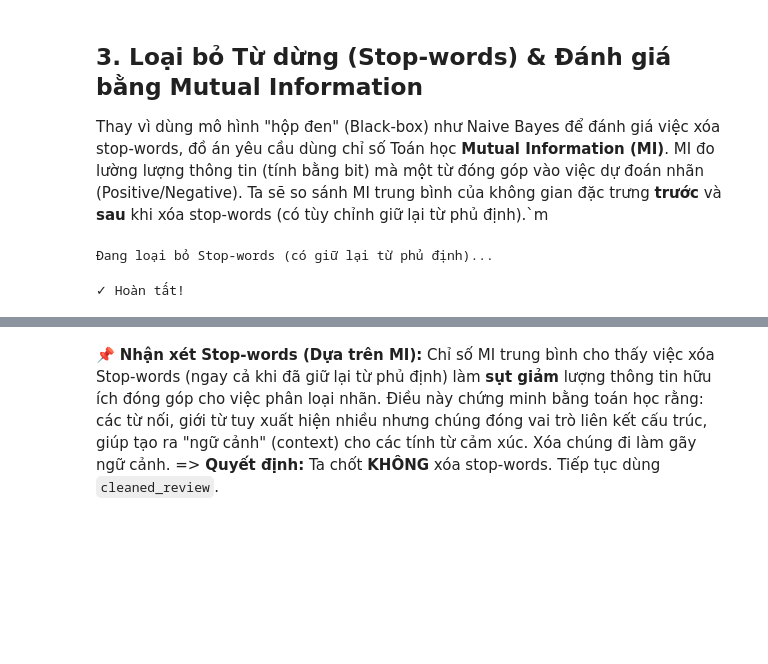
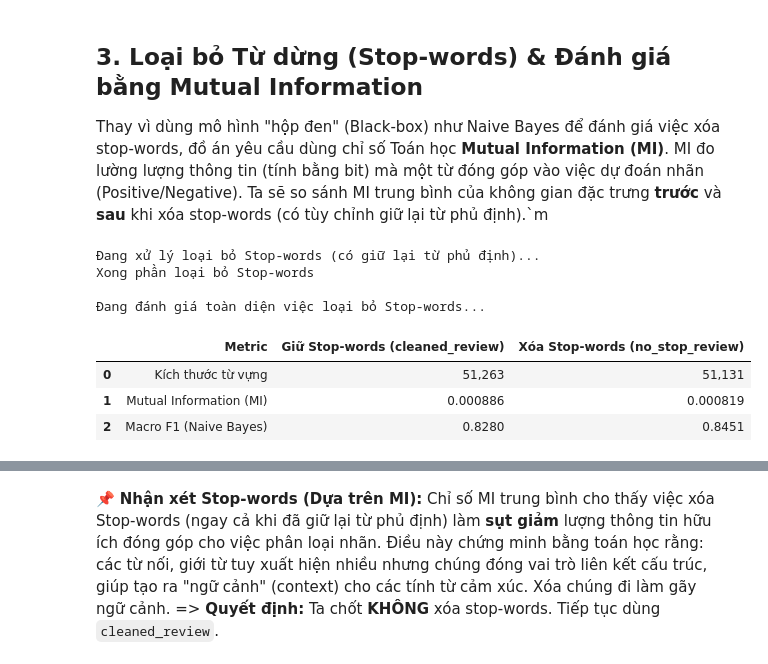
Before and after one commit to RamanujanJR/CSC14004-Lab-1, a Jupyter notebook: notebooks/06_text_preprocessing.ipynb, the cells around one changed output, grey strips where cells are left out. Saved outputs shown, nothing was run; the diff lists cells and outputs as text; code cells hidden in the pictures; blank space fills up the shorter version.

```diff
--- a/notebooks/06_text_preprocessing.ipynb
+++ b/notebooks/06_text_preprocessing.ipynb
@@ -212,24 +230,73 @@ Thay vì dùng mô hình "hộp đen" (Black-box) như Naive Bayes để đánh
 Ta sẽ so sánh MI trung bình của không gian đặc trưng **trước** và **sau** khi xóa stop-words (có tùy chỉnh giữ lại từ phủ định).`m
 # %%
 # =============================================================================
-# PHASE 3: TẠO TẬP DỮ LIỆU XÓA STOP-WORDS (GIỮ TỪ PHỦ ĐỊNH)
+# PHASE 3: LOẠI BỎ STOP-WORDS & ĐÁNH GIÁ (2.3.3.c)
+# So sánh MI, Kích thước từ vựng & Naive Bayes (5-Fold CV)
 # =============================================================================
-# Lấy danh sách stop-words và loại bỏ các từ phủ định quan trọng
+from sklearn.naive_bayes import MultinomialNB
+from sklearn.feature_selection import mutual_info_classif
+from sklearn.pipeline import Pipeline
+from nltk.corpus import stopwords
+
+# --- PHẦN 1: TẠO CỘT XÓA STOP-WORDS ---
+print("Đang xử lý loại bỏ Stop-words (có giữ lại từ phủ định)...")
 stop_words_list = set(stopwords.words('english'))
 negation_words = {'not', 'no', 'nor', 'against', 'aren', "aren't", 'couldn', "couldn't",
                   'didn', "didn't", 'doesn', "doesn't", 'hadn', "hadn't", 'hasn', "hasn't",
                   'haven', "haven't", 'isn', "isn't", 'mightn', "mightn't", 'mustn', "mustn't",
                   'needn', "needn't", 'shan', "shan't", 'shouldn', "shouldn't", 'wasn', "wasn't",
                   'weren', "weren't", 'won', "won't", 'wouldn', "wouldn't"}
 custom_stop_words = stop_words_list - negation_words
 
 def remove_stopwords(text):
     return ' '.join([w for w in str(text).split() if w not in custom_stop_words])
 
-print("Đang loại bỏ Stop-words (có giữ lại từ phủ định)...")
-tqdm.pandas(desc="Removing Stop-words")
-df['no_stop_review'] = df['cleaned_review'].progress_apply(remove_stopwords)
-print("✓ Hoàn tất!")
+# Tạo cột no_stop_review
+df['no_stop_review'] = df['cleaned_review'].apply(remove_stopwords)
+print("Xong phần loại bỏ Stop-words")
+
+
+# --- PHẦN 2: ĐÁNH GIÁ TOÀN DIỆN YÊU CẦU 2.3.3.c ---
+print("\nĐang đánh giá toàn diện việc loại bỏ Stop-words...")
+
+# 1. Kích thước từ vựng
+vocab_with_stop = set(' '.join(df['cleaned_review']).split())
+vocab_no_stop = set(' '.join(df['no_stop_review']).split())
+
+# 2. Mutual Information (MI)
+def calculate_average_mi(text_series, labels):
+    cv = CountVectorizer(max_features=3000)
+    X_counts = cv.fit_transform(text_series)
+    return np.mean(mutual_info_classif(X_counts, labels, discrete_features=True, random_state=42))
+
+mi_with_stop = calculate_average_mi(df['cleaned_review'], df['label'])
+mi_no_stop = calculate_average_mi(df['no_stop_review'], df['label'])
+
+# 3. Naive Bayes (5-Fold CV chống Data Leakage)
+def eval_nb(text_series, labels):
+    pipeline = Pipeline([
+        ('cv', CountVectorizer(max_features=3000)),
+        ('clf', MultinomialNB())
+    ])
+    scores = cross_val_score(pipeline, text_series, labels, cv=5, scoring='f1_macro', n_jobs=1)
+    return scores.mean()
+
+f1_nb_with_stop = eval_nb(df['cleaned_review'], df['label'])
+f1_nb_no_stop = eval_nb(df['no_stop_review'], df['label'])
+
+# Báo cáo kết quả
+results_stop = pd.DataFrame({
+    'Metric': ['Kích thước từ vựng', 'Mutual Information (MI)', 'Macro F1 (Naive Bayes)'],
+    'Giữ Stop-words (cleaned_review)': [f"{len(vocab_with_stop):,}", f"{mi_with_stop:.6f}", f"{f1_nb_with_stop:.4f}"],
+    'Xóa Stop-words (no_stop_review)': [f"{len(vocab_no_stop):,}", f"{mi_no_stop:.6f}", f"{f1_nb_no_stop:.4f}"]
+})
+display(results_stop.style.set_properties(**{'text-align': 'center'}))
 # %% [output]
-Đang loại bỏ Stop-words (có giữ lại từ phủ định)...
+Đang xử lý loại bỏ Stop-words (có giữ lại từ phủ định)...
+Xong phần loại bỏ Stop-words
+
+Đang đánh giá toàn diện việc loại bỏ Stop-words...
-✓ Hoàn tất!
+|  | Metric | Giữ Stop-words (cleaned_review) | Xóa Stop-words (no_stop_review) |
+| 0 | Kích thước từ vựng | 51,263 | 51,131 |
+| 1 | Mutual Information (MI) | 0.000886 | 0.000819 |
+| 2 | Macro F1 (Naive Bayes) | 0.8280 | 0.8451 |
```
Also changed, not shown: parts of 18 cells of this notebook.
